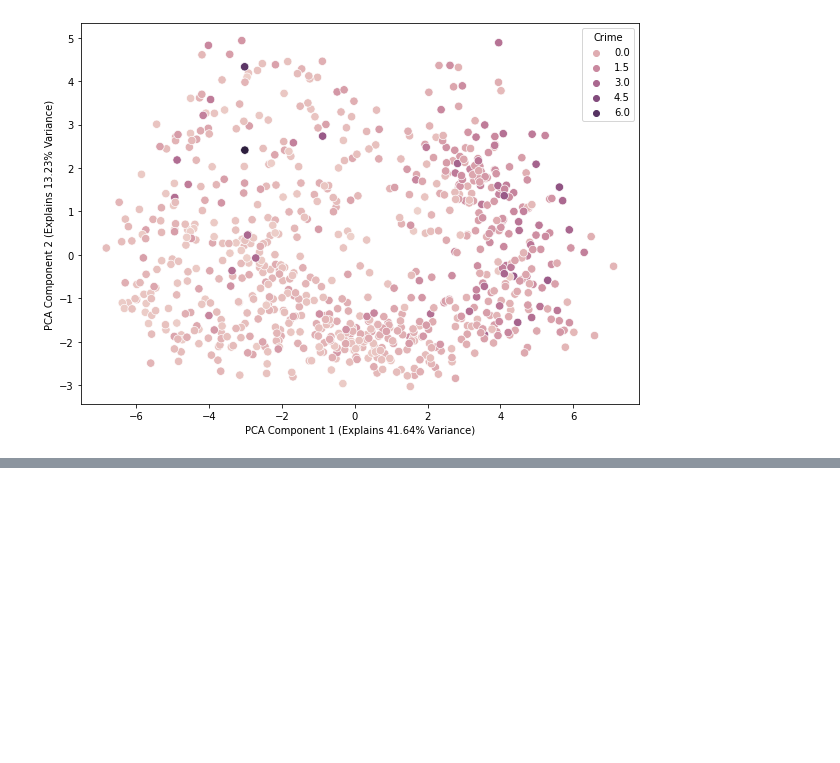
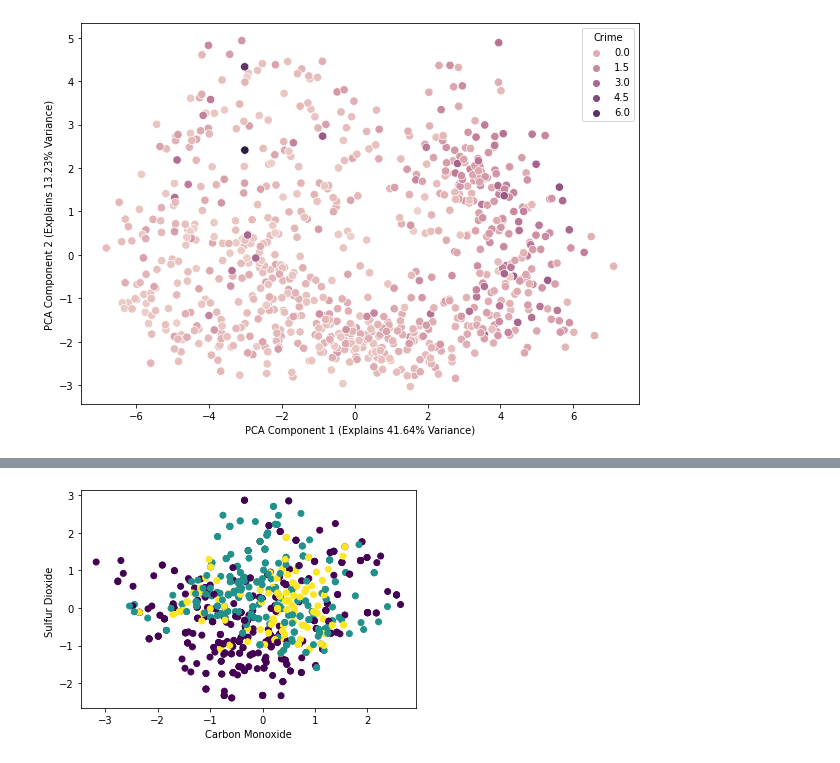
Before and after one commit to CS418/group-project-akatsuki, a Jupyter notebook: clustering.ipynb, the cells around one changed output, grey strips where cells are left out. Saved outputs shown, nothing was run; the diff lists cells and outputs as text; code cells hidden in the pictures; blank space fills up the shorter version.

```diff
--- a/clustering.ipynb
+++ b/clustering.ipynb
@@ -162,0 +183,7 @@ plt.show()
+# %%
+plt.scatter(Crime_df_all_params_scaled['Carbon Monoxide '], Crime_df_all_params_scaled['Sulfur Dioxide '], c=clustering.labels_)
+plt.xlabel('Carbon Monoxide')
+plt.ylabel('Sulfur Dioxide ')
+plt.show()
+# %% [output]
+[figure, added]
```
Also changed, not shown: parts of 2 cells of this notebook.
